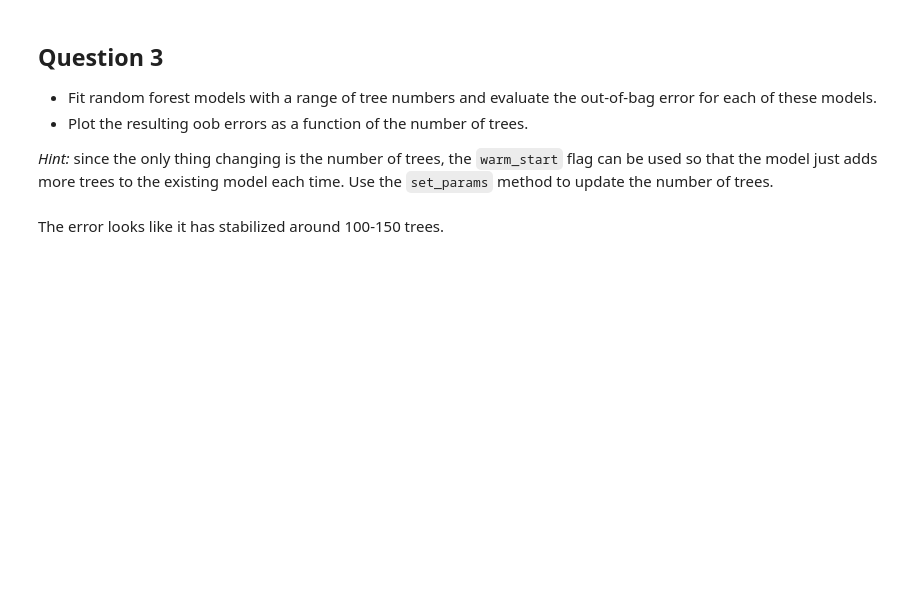
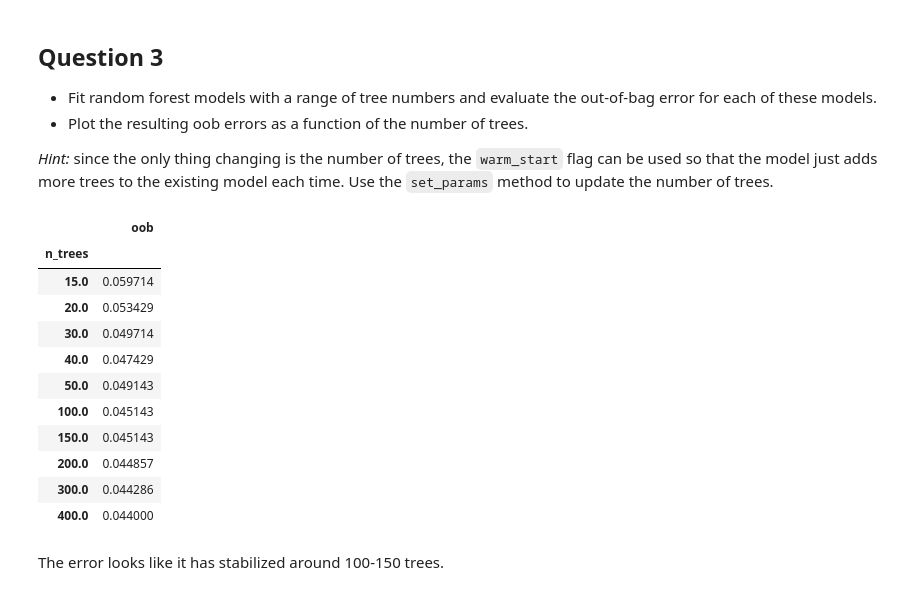
Before and after one commit to frahz/CNT4153-Assignments, a Jupyter notebook: assignments/Assignment 9_Bagging.ipynb, the cells around one changed output. Saved outputs shown, nothing was run; the diff lists cells and outputs as text; code cells hidden in the pictures; blank space fills up the shorter version.

```diff
--- a/assignments/Assignment 9_Bagging.ipynb
+++ b/assignments/Assignment 9_Bagging.ipynb
@@ -98,5 +140,41 @@ Given the skew in the predictor variable, let's split the data with the *churned
 import warnings
 warnings.filterwarnings("ignore", category=UserWarning)
 warnings.filterwarnings("ignore", category=RuntimeWarning)
+# %%
+from sklearn.ensemble import RandomForestClassifier
+
+RF = RandomForestClassifier(oob_score=True, random_state=42, warm_start=True, n_jobs=-1)
+
+oob_list = []
+
+trees = [15, 20, 30, 40, 50, 100, 150, 200, 300, 400]
+
+for n_trees in trees:
+    RF.set_params(n_estimators=n_trees)
+
+    RF.fit(X_train, y_train)
+
+    oob_error = 1 - RF.oob_score_
+
+    oob_list.append(pd.Series({
+        "n_trees": n_trees,
+        "oob": oob_error
+    }))
+
+rf_oob_df = pd.concat(oob_list, axis=1).T.set_index("n_trees")
+rf_oob_df
+# %% [output]
+|  | oob |
+| n_trees |  |
+| 15.0 | 0.059714 |
+| 20.0 | 0.053429 |
+| 30.0 | 0.049714 |
+| 40.0 | 0.047429 |
+| 50.0 | 0.049143 |
+| 100.0 | 0.045143 |
+| 150.0 | 0.045143 |
+| 200.0 | 0.044857 |
+| 300.0 | 0.044286 |
+| 400.0 | 0.044000 |
 # %% [markdown]
 The error looks like it has stabilized around 100-150 trees.
```
Also changed, not shown: parts of 11 cells of this notebook.
